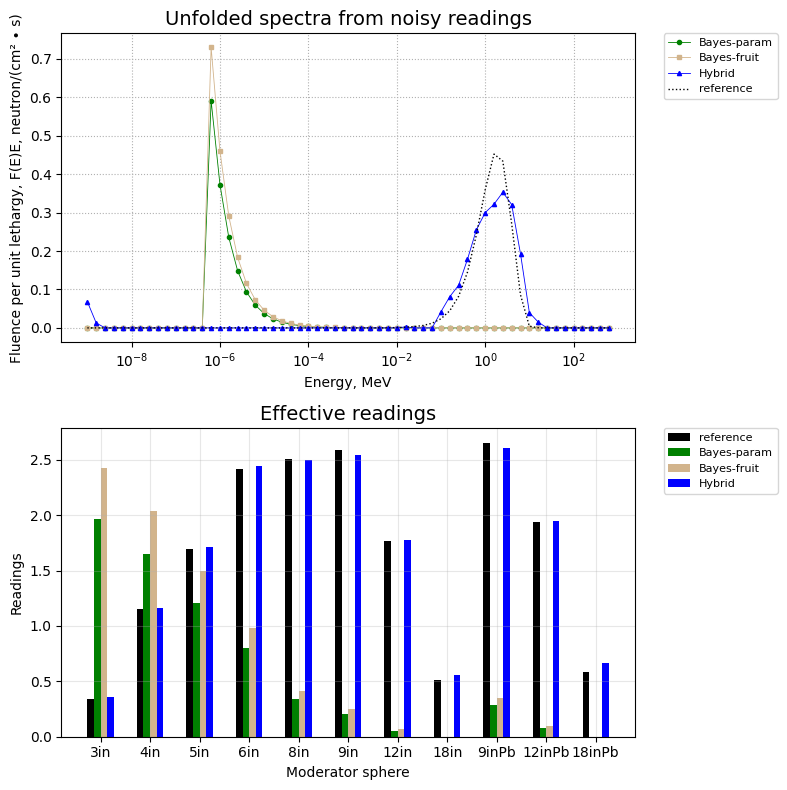
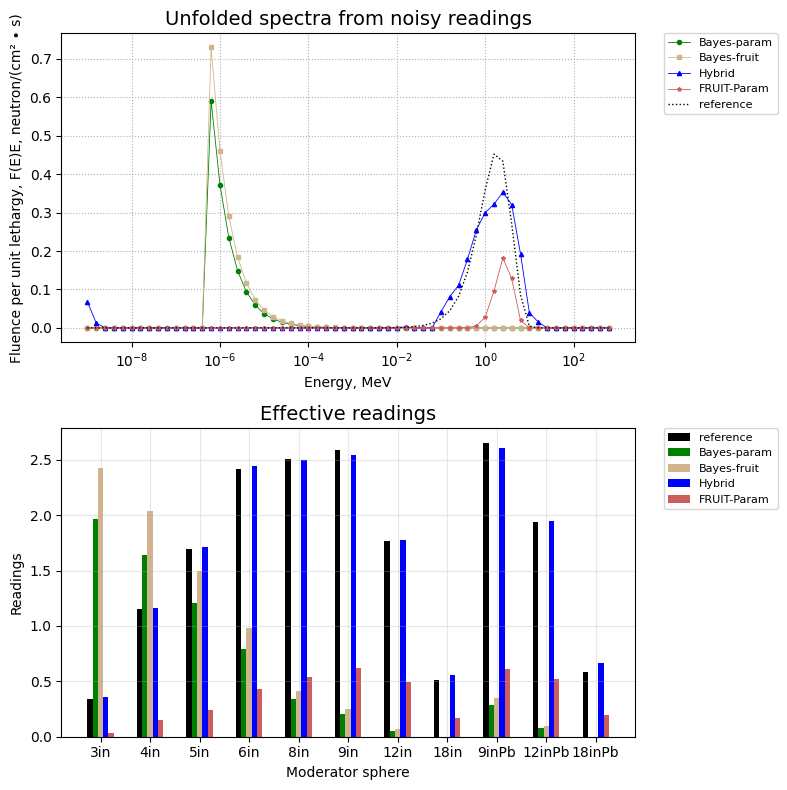
The notebook cell's code change between the first figure and the second:
--- before
+++ after
@@ -1,69 +1,7 @@
-markers = ["o", "s", "^", "*", "D", "v", "*"]
-fig, ax = plt.subplots(2, 1, figsize=(8, 8))
-methods = list(results.keys())
-all_labels = ["reference"] + methods
+from bssunfold.utils.plotting import plot_comparison
 
-colors = ["black", "green", "tan", "blue", "indianred","red"]
-# Первый график (спектры)
-for i, method in enumerate(results.keys()):
-    ax[0].plot(
-        results[method]["energy"],
-        results[method]["spectrum"],
-        label=method,
-        color=colors[i + 1],
-        ls="-",
-        marker=markers[i],
-        markersize=3,
-        linewidth=0.6,
-        alpha=1,
-    )
-
-ax[0].plot(
-    reference_spectrum["E_MeV"],
-    reference_spectrum["Phi"],
-    label="reference",
-    linewidth=1,
-    linestyle=":",
-    color=colors[0],
+fig, ax = plot_comparison(
+    results=results,
+    readings=readings,
+    reference_spectrum=reference_spectrum,
 )
-
-ax[0].set_xlabel("Energy, MeV")
-ax[0].set_ylabel("Fluence per unit lethargy, F(E)E, neutron/(cm² ∙ s)")
-ax[0].set_xscale("log")
-ax[0].legend(
-    bbox_to_anchor=(1.05, 1), loc="upper left", borderaxespad=0.0, fontsize=8
-)
-ax[0].grid(True, which="both", ls=":")
-ax[0].set_title(f"Unfolded spectra from noisy readings", fontsize=14)
-
-
-# Второй график (столбчатая диаграмма)
-data_sources = {"reference": list(readings.values())}
-for method in results.keys():
-    data_sources[method] = [
-        results[method]["effective_readings"][det] for det in readings.keys()
-    ]
-
-labels = list(readings.keys())
-x = np.arange(len(labels))
-width = 0.8 / (len(data_sources) * 1.5)
-n_bars = len(data_sources)
-
-for i, (label, values) in enumerate(data_sources.items()):
-    offset = (i - n_bars / 2 + 0.5) * width
-
-    ax[1].bar(x + offset, values, width, label=label, alpha=1, color=colors[i])
-
-
-ax[1].set_xticks(x, labels)
-ax[1].set_xlabel("Moderator sphere")
-ax[1].set_ylabel("Readings")
-# ax[1].set_yscale('log')
-ax[1].set_title("Effective readings", fontsize=14)
-ax[1].legend(
-    bbox_to_anchor=(1.05, 1), loc="upper left", borderaxespad=0.0, fontsize=8
-)
-ax[1].grid(True, alpha=0.3)
-
-plt.tight_layout()
-plt.show()

Commit: param upd